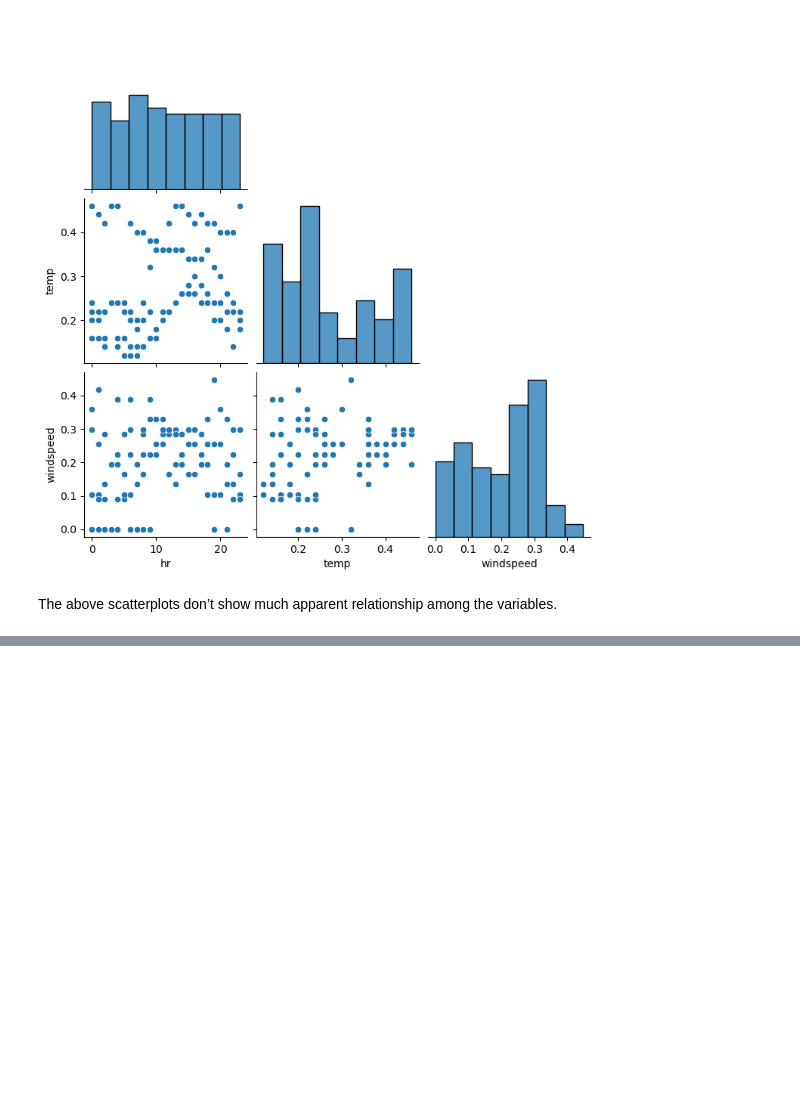
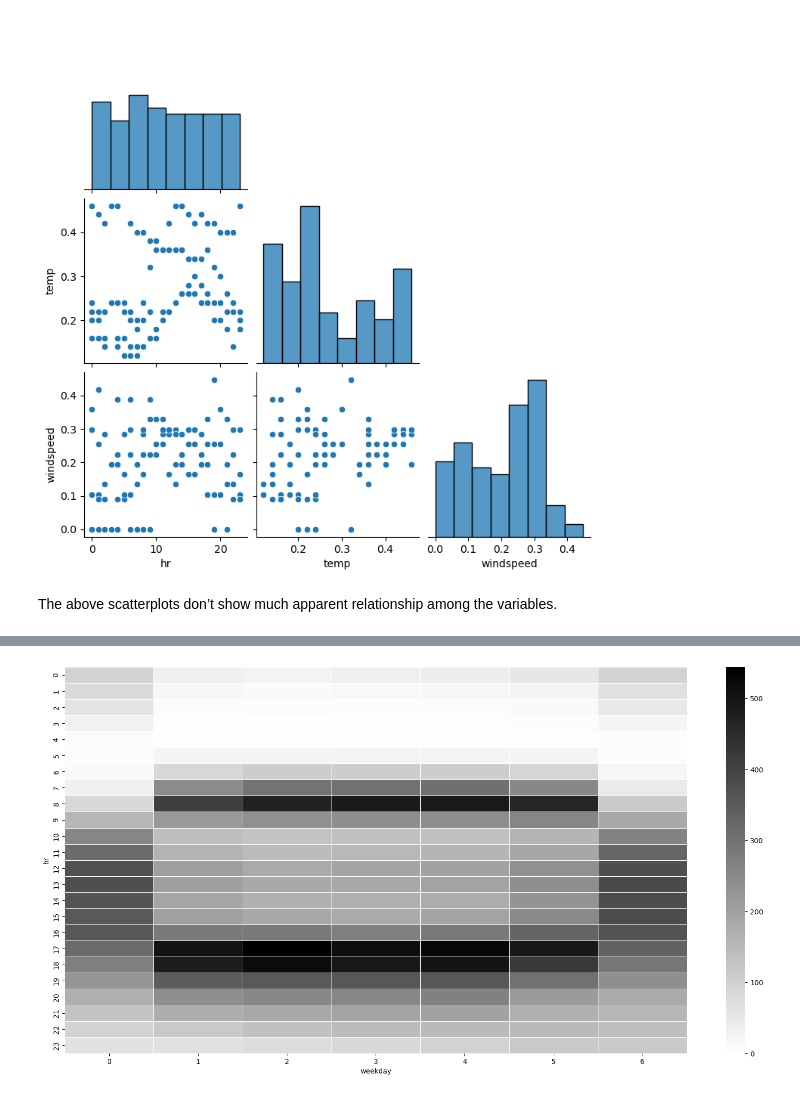
Before and after one commit to lizhanmit/dive-into-data-science, a Jupyter notebook: Chapter 1. Exploratory Data Analysis.ipynb, the cells around one changed output, grey strips where cells are left out. Drawn from its saved outputs; the diff is of its cells as text; code cells hidden in the pictures; blank space fills up the shorter version.

```diff
--- a/Chapter 1. Exploratory Data Analysis.ipynb
+++ b/Chapter 1. Exploratory Data Analysis.ipynb
@@ -197,0 +245,12 @@ The above scatterplots don’t show much apparent relationship among the variabl
+# %%
+# Draw a heat map showing the number of riders at each hour throughout a week:
+# Create a pivot table.
+df_heatmap = hour.pivot_table(index = 'hr', columns = 'weekday', values = 'count')
+# Draw a heat map.
+plt.figure(figsize = (20, 10))
+# linewidths: width of the lines that will divide each cell
+# vmin: minimum value to anchor the colormap
+sns.heatmap(df_heatmap, cmap = 'binary', linewidths = .5, vmin = 0)
+plt.show()
+# %% [output]
+[figure, added]
```
Also changed, not shown: parts of 7 cells of this notebook.
